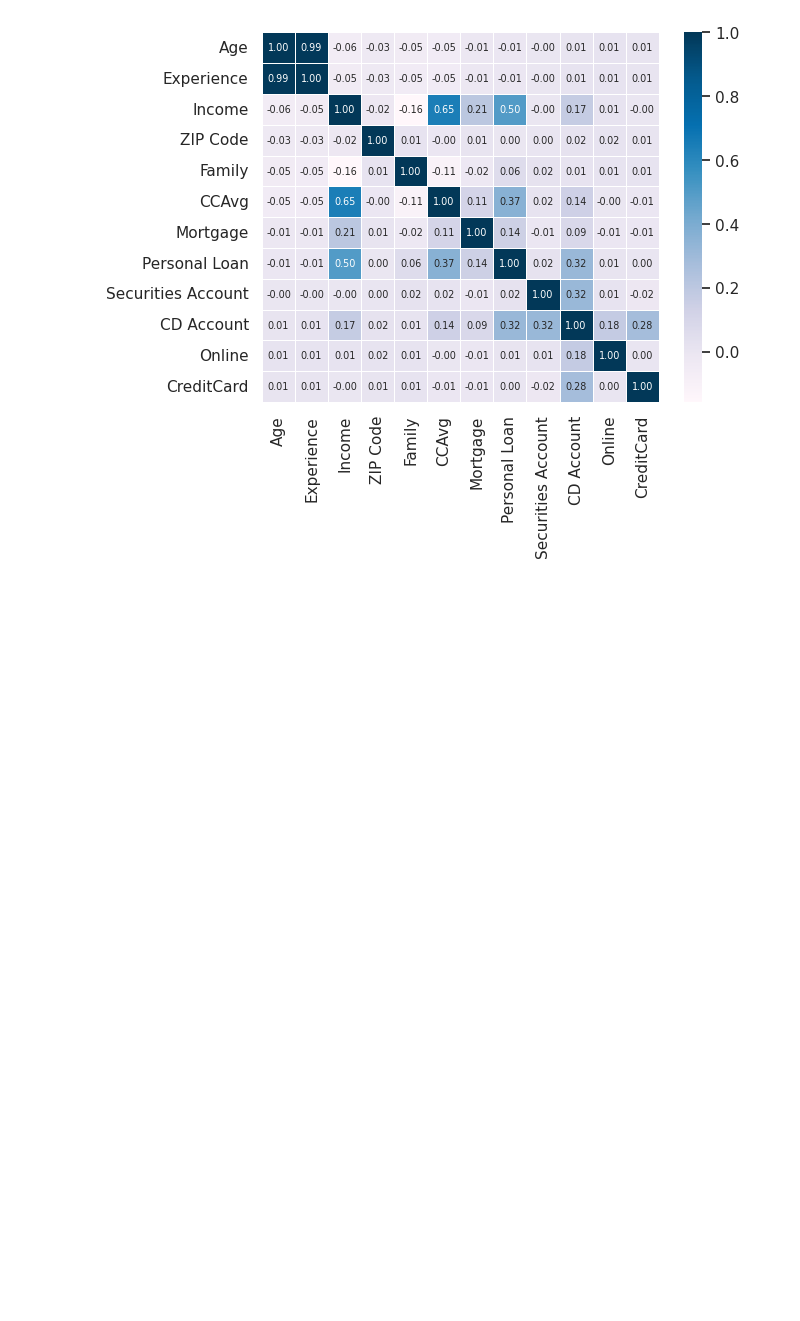
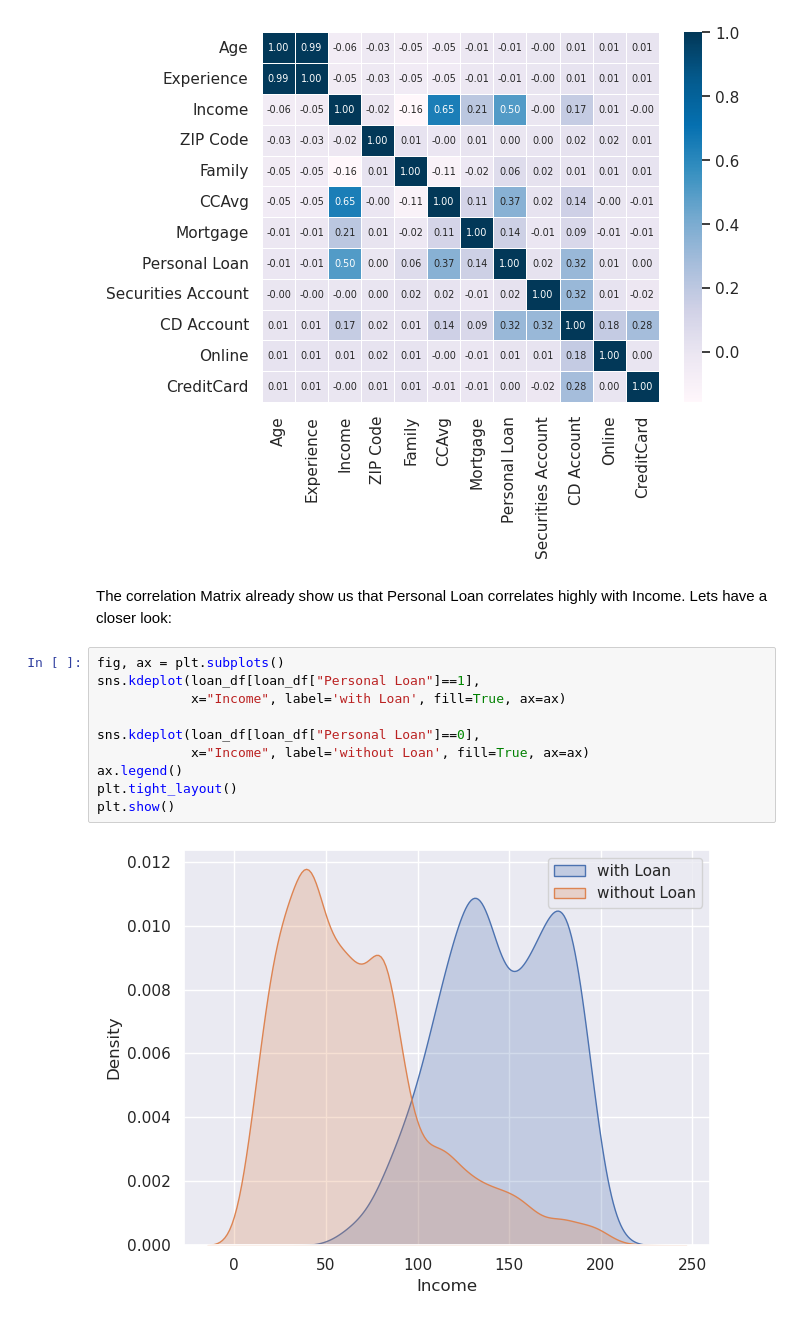
Before and after one commit to henzelennard/personal-loan-modelling, a Jupyter notebook: source/finance-data-analysis.ipynb, the cells around one changed output. Drawn from its saved outputs; the diff is of its cells as text; blank space fills up the shorter version.

Commit message:
added loan-income analysis

```diff
--- a/source/finance-data-analysis.ipynb
+++ b/source/finance-data-analysis.ipynb
@@ -66,3 +67,17 @@ sns.heatmap(loan_df.corr(), annot=True, annot_kws={"size": "xx-small"}, fmt=".2f
 # %% [output]
 <AxesSubplot:>
 [figure]
+# %% [markdown]
+The correlation Matrix already show us that Personal Loan correlates highly with Income. Lets have a closer look:
+# %%
+fig, ax = plt.subplots()
+sns.kdeplot(loan_df[loan_df["Personal Loan"]==1],
+            x="Income", label='with Loan', fill=True, ax=ax)
+
+sns.kdeplot(loan_df[loan_df["Personal Loan"]==0],
+            x="Income", label='without Loan', fill=True, ax=ax)
+ax.legend()
+plt.tight_layout()
+plt.show()
+# %% [output]
+[figure, added]
```
Also changed, not shown: parts of 2 cells of this notebook.
